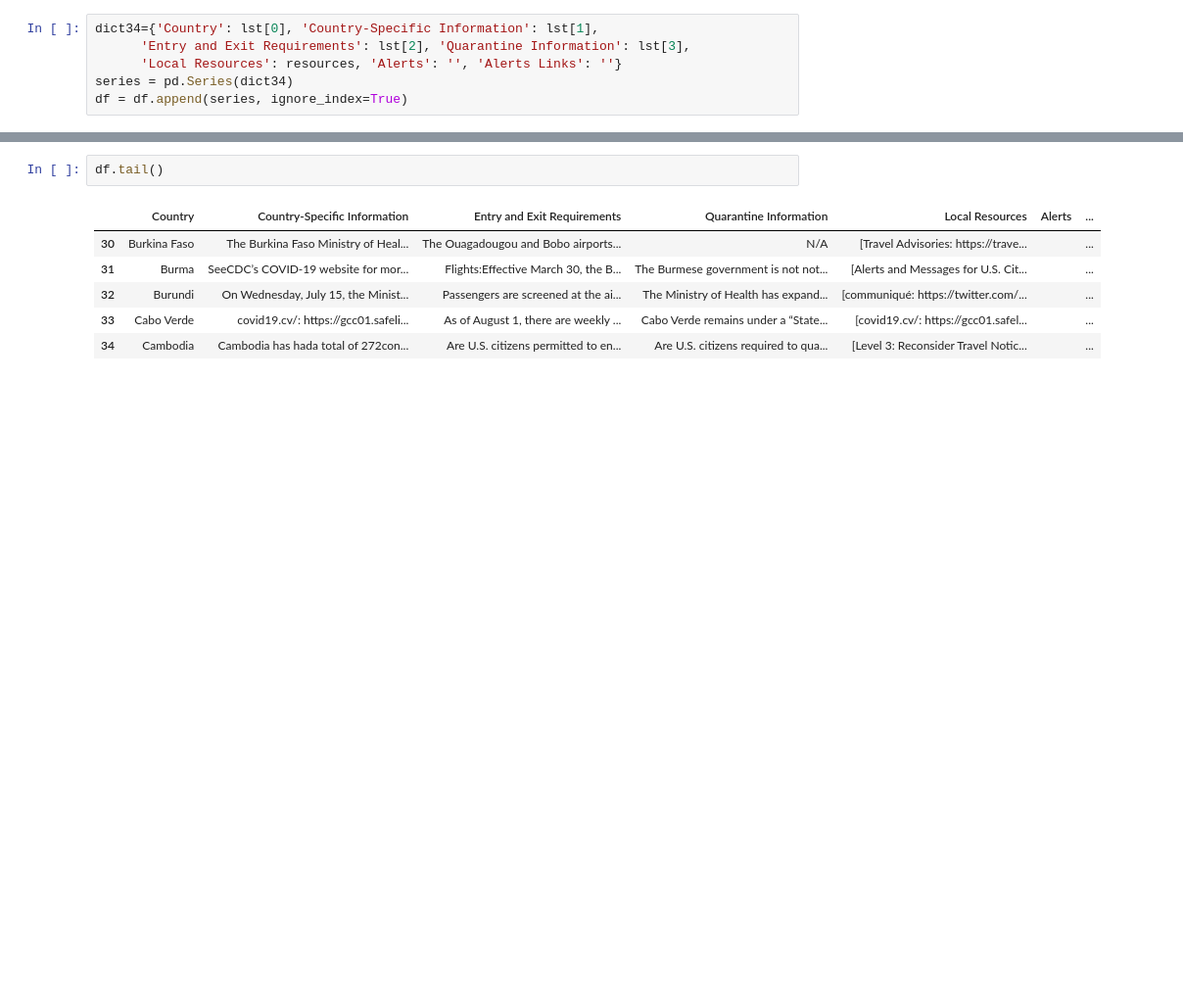
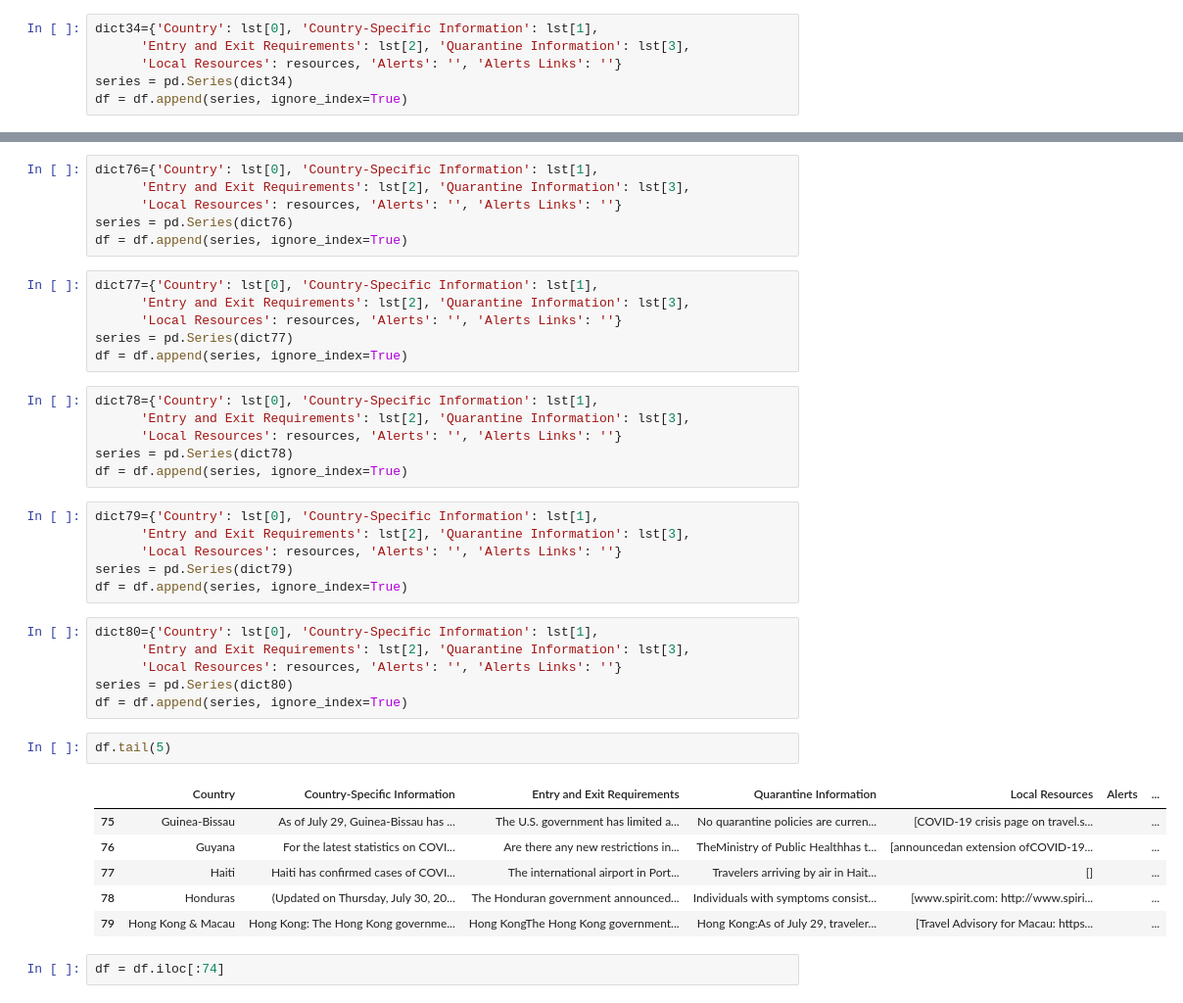
Before and after one commit to xsharonhe/cvt-scripts, a Jupyter notebook: project-intl-flight-tracking/us-travel-state.ipynb, the cells around one changed output, grey strips where cells are left out. Shown at 98% size. Cells and saved outputs as stored; diff of their text form; blank space fills up the shorter version.

```diff
--- a/project-intl-flight-tracking/us-travel-state.ipynb
+++ b/project-intl-flight-tracking/us-travel-state.ipynb
@@ -984,9 +1489,41 @@ dict35={'Country': lst[0], 'Country-Specific Information': lst[2],
+# %%
+dict76={'Country': lst[0], 'Country-Specific Information': lst[1],
+      'Entry and Exit Requirements': lst[2], 'Quarantine Information': lst[3],
+      'Local Resources': resources, 'Alerts': '', 'Alerts Links': ''}
+series = pd.Series(dict76)
+df = df.append(series, ignore_index=True)
+# %%
+dict77={'Country': lst[0], 'Country-Specific Information': lst[1],
+      'Entry and Exit Requirements': lst[2], 'Quarantine Information': lst[3],
+      'Local Resources': resources, 'Alerts': '', 'Alerts Links': ''}
+series = pd.Series(dict77)
+df = df.append(series, ignore_index=True)
+# %%
+dict78={'Country': lst[0], 'Country-Specific Information': lst[1],
+      'Entry and Exit Requirements': lst[2], 'Quarantine Information': lst[3],
+      'Local Resources': resources, 'Alerts': '', 'Alerts Links': ''}
+series = pd.Series(dict78)
+df = df.append(series, ignore_index=True)
+# %%
+dict79={'Country': lst[0], 'Country-Specific Information': lst[1],
+      'Entry and Exit Requirements': lst[2], 'Quarantine Information': lst[3],
+      'Local Resources': resources, 'Alerts': '', 'Alerts Links': ''}
+series = pd.Series(dict79)
+df = df.append(series, ignore_index=True)
+# %%
+dict80={'Country': lst[0], 'Country-Specific Information': lst[1],
+      'Entry and Exit Requirements': lst[2], 'Quarantine Information': lst[3],
+      'Local Resources': resources, 'Alerts': '', 'Alerts Links': ''}
+series = pd.Series(dict80)
+df = df.append(series, ignore_index=True)
 # %%
-df.tail()
+df.tail(5)
 # %% [output]
 |  | Country | Country-Specific Information | Entry and Exit Requirements | Quarantine Information | Local Resources | Alerts | ... |
-| 30 | Burkina Faso | The Burkina Faso Ministry of Heal... | The Ouagadougou and Bobo airports... | N/A | [Travel Advisories: https://trave... |  | ... |
-| 31 | Burma | SeeCDC’s COVID-19 website for mor... | Flights:Effective March 30, the B... | The Burmese government is not not... | [Alerts and Messages for U.S. Cit... |  | ... |
-| 32 | Burundi | On Wednesday, July 15, the Minist... | Passengers are screened at the ai... | The Ministry of Health has expand... | [communiqué: https://twitter.com/... |  | ... |
-| 33 | Cabo Verde | covid19.cv/: https://gcc01.safeli... | As of August 1, there are weekly ... | Cabo Verde remains under a “State... | [covid19.cv/: https://gcc01.safel... |  | ... |
-| 34 | Cambodia | Cambodia has hada total of 272con... | Are U.S. citizens permitted to en... | Are U.S. citizens required to qua... | [Level 3: Reconsider Travel Notic... |  | ... |
+| 75 | Guinea-Bissau | As of July 29, Guinea-Bissau has ... | The U.S. government has limited a... | No quarantine policies are curren... | [COVID-19 crisis page on travel.s... |  | ... |
+| 76 | Guyana | For the latest statistics on COVI... | Are there any new restrictions in... | TheMinistry of Public Healthhas t... | [announcedan extension ofCOVID-19... |  | ... |
+| 77 | Haiti | Haiti has confirmed cases of COVI... | The international airport in Port... | Travelers arriving by air in Hait... | [] |  | ... |
+| 78 | Honduras | (Updated on Thursday, July 30, 20... | The Honduran government announced... | Individuals with symptoms consist... | [www.spirit.com: http://www.spiri... |  | ... |
+| 79 | Hong Kong & Macau | Hong Kong: The Hong Kong governme... | Hong KongThe Hong Kong government... | Hong Kong:As of July 29, traveler... | [Travel Advisory for Macau: https... |  | ... |
+# %%
+df = df.iloc[:74]
```
Also changed, not shown: parts of 115 cells of this notebook.
